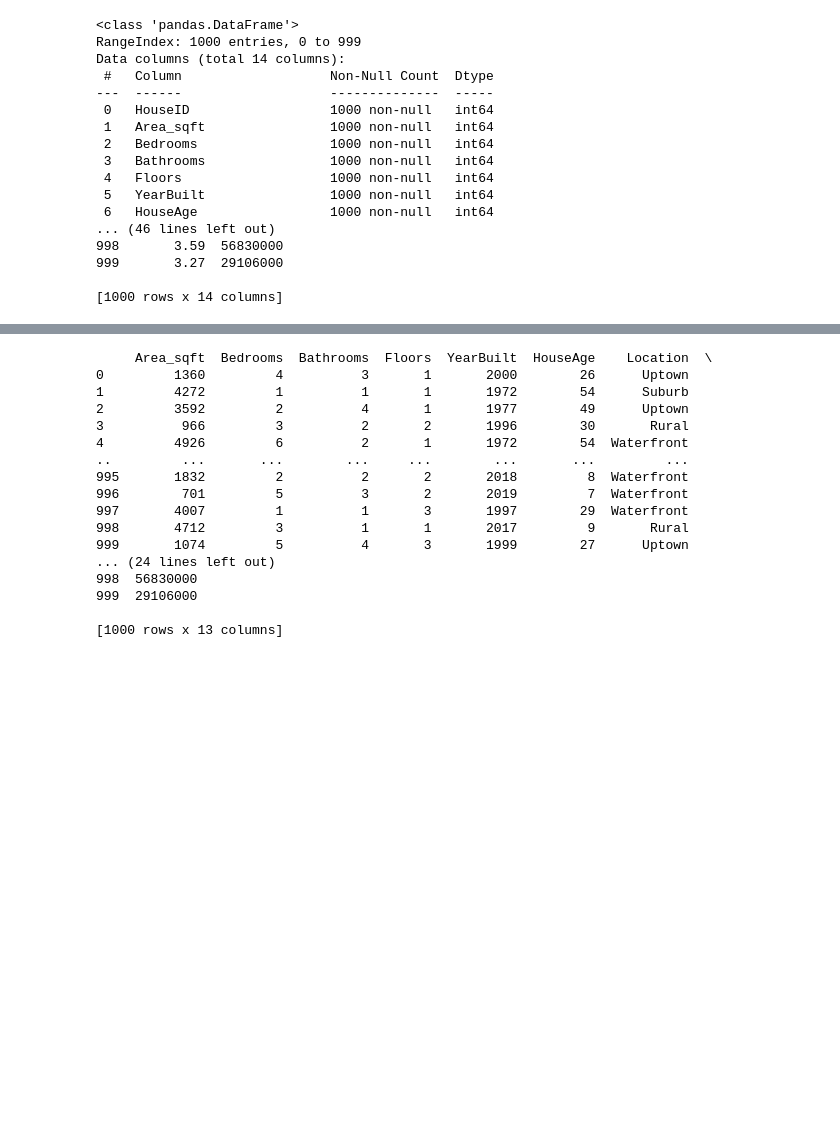
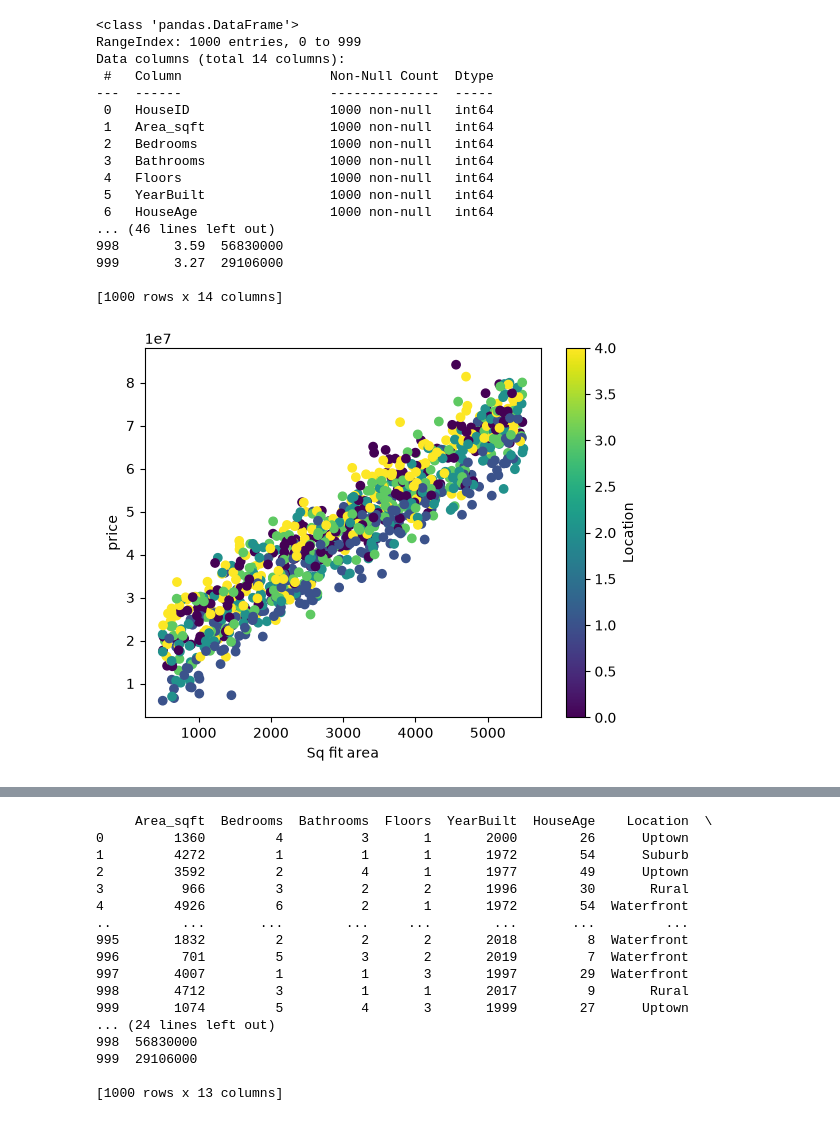
Before and after one commit to Rahulthatoi45/House-rs-prediction-LinearRegression, a Jupyter notebook: h_model.ipynb, the cells around one changed output, grey strips where cells are left out. Cells and saved outputs as stored; diff of their text form; code cells hidden in the pictures; blank space fills up the shorter version.

Commit message:
Accuracy increament and Data visualization Added

```diff
--- a/h_model.ipynb
+++ b/h_model.ipynb
@@ -23,3 +24,11 @@ Data columns (total 14 columns):
 999       3.27  29106000
 
 [1000 rows x 14 columns]
+# %%
+plt.scatter(df['Area_sqft'], df['Price'], c=df['Location'].astype('category').cat.codes, cmap='viridis')
+plt.xlabel('Sq fit area')
+plt.ylabel('price')
+plt.colorbar(label = 'Location')
+plt.show()
+# %% [output]
+[figure, added]
```
Also changed, not shown: parts of 15 cells of this notebook, 1 other file.
